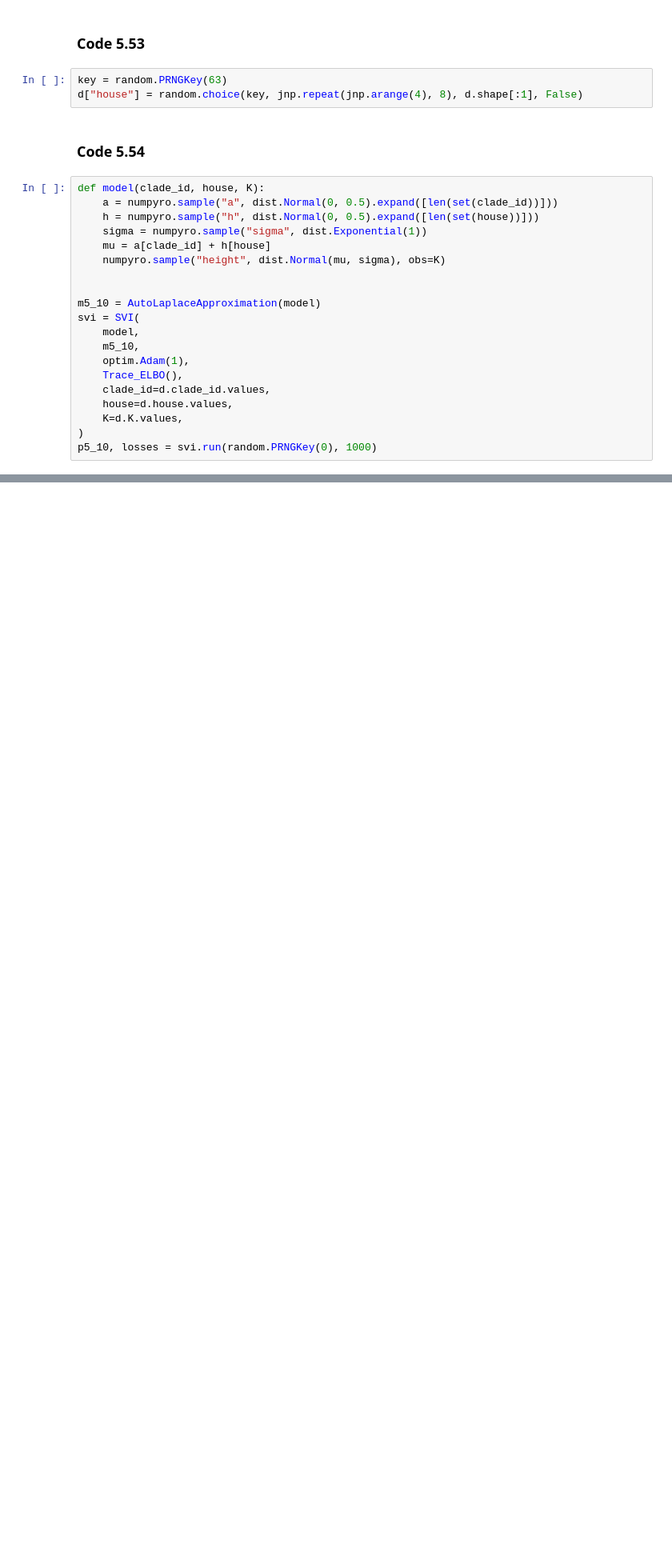
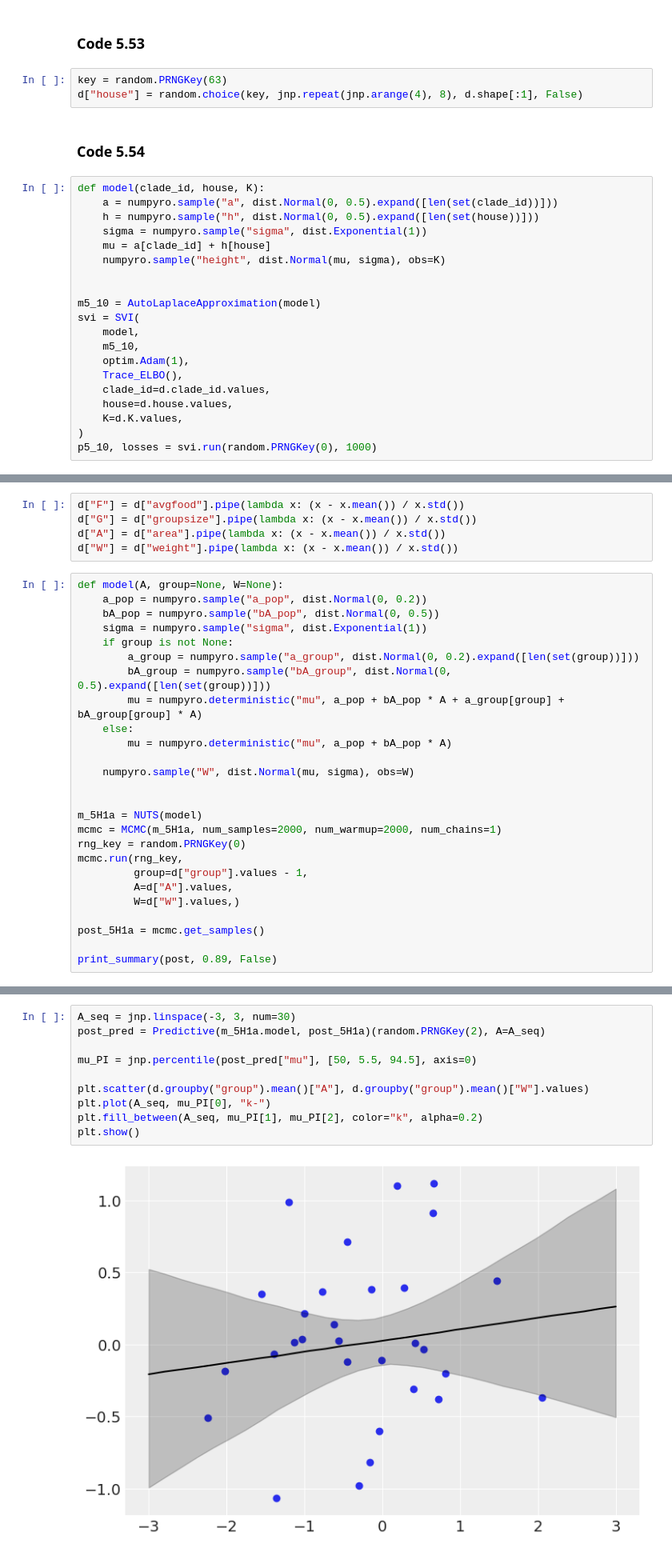
Before and after one commit to jgraving/rethinking-numpyro, a Jupyter notebook: notebooks/05_the_many_variables_and_the_spurious_waffles.ipynb, the cells around one changed output, grey strips where cells are left out. Shown: that part at 80% size. Drawn from its saved outputs; the diff is of its cells as text; blank space fills up the shorter version.

```diff
--- a/notebooks/05_the_many_variables_and_the_spurious_waffles.ipynb
+++ b/notebooks/05_the_many_variables_and_the_spurious_waffles.ipynb
@@ -987,0 +1012,31 @@ p5_10, losses = svi.run(random.PRNGKey(0), 1000)
+# %%
+d["F"] = d["avgfood"].pipe(lambda x: (x - x.mean()) / x.std())
+d["G"] = d["groupsize"].pipe(lambda x: (x - x.mean()) / x.std())
+d["A"] = d["area"].pipe(lambda x: (x - x.mean()) / x.std())
+d["W"] = d["weight"].pipe(lambda x: (x - x.mean()) / x.std())
+# %%
+def model(A, group=None, W=None):
+    a_pop = numpyro.sample("a_pop", dist.Normal(0, 0.2))
+    bA_pop = numpyro.sample("bA_pop", dist.Normal(0, 0.5))
+    sigma = numpyro.sample("sigma", dist.Exponential(1))
+    if group is not None:
+        a_group = numpyro.sample("a_group", dist.Normal(0, 0.2).expand([len(set(group))]))
+        bA_group = numpyro.sample("bA_group", dist.Normal(0, 0.5).expand([len(set(group))]))
+        mu = numpyro.deterministic("mu", a_pop + bA_pop * A + a_group[group] + bA_group[group] * A)
+    else:
+        mu = numpyro.deterministic("mu", a_pop + bA_pop * A)
+
+    numpyro.sample("W", dist.Normal(mu, sigma), obs=W)
+
+
+m_5H1a = NUTS(model)
+mcmc = MCMC(m_5H1a, num_samples=2000, num_warmup=2000, num_chains=1)
+rng_key = random.PRNGKey(0)
+mcmc.run(rng_key,
+         group=d["group"].values - 1,
+         A=d["A"].values,
+         W=d["W"].values,)
+
+post_5H1a = mcmc.get_samples()
+
+print_summary(post, 0.89, False)
@@ -987,0 +1105,12 @@ p5_10, losses = svi.run(random.PRNGKey(0), 1000)
+# %%
+A_seq = jnp.linspace(-3, 3, num=30)
+post_pred = Predictive(m_5H1a.model, post_5H1a)(random.PRNGKey(2), A=A_seq)
+
+mu_PI = jnp.percentile(post_pred["mu"], [50, 5.5, 94.5], axis=0)
+
+plt.scatter(d.groupby("group").mean()["A"], d.groupby("group").mean()["W"].values)
+plt.plot(A_seq, mu_PI[0], "k-")
+plt.fill_between(A_seq, mu_PI[1], mu_PI[2], color="k", alpha=0.2)
+plt.show()
+# %% [output]
+[figure, added]
```
Also changed, not shown: parts of 10 cells of this notebook.
